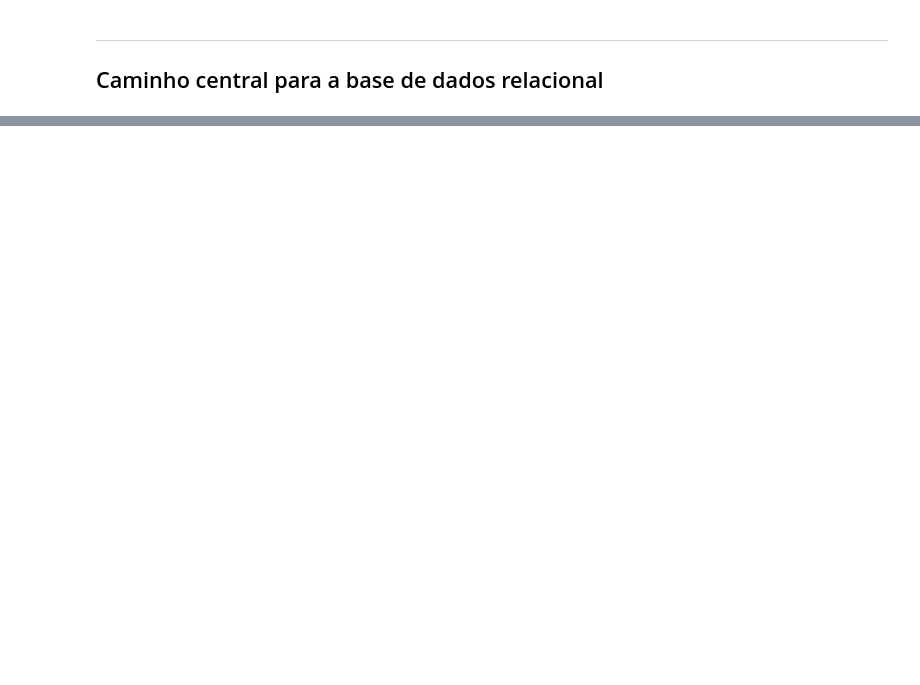
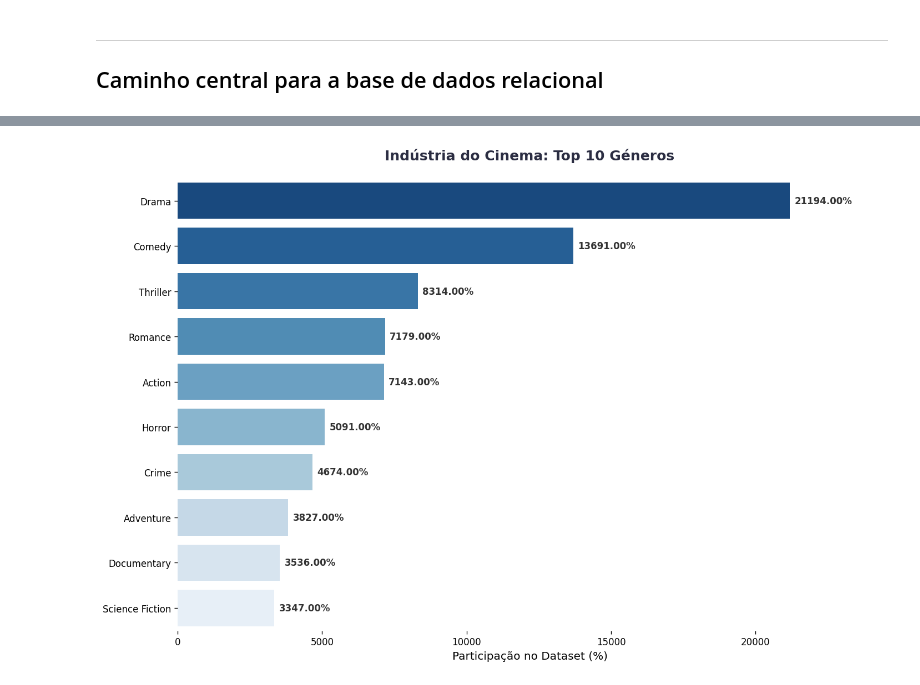
Before and after one commit to AleCecilio/entertainment_industry_performance_analysis, a Jupyter notebook: notebooks/02_data_analytics/17_analytics_genre_dynamics.ipynb, the cells around one changed output, grey strips where cells are left out. Cells and saved outputs as stored; diff of their text form; code cells hidden in the pictures; blank space fills up the shorter version.

```diff
--- a/notebooks/02_data_analytics/17_analytics_genre_dynamics.ipynb
+++ b/notebooks/02_data_analytics/17_analytics_genre_dynamics.ipynb
@@ -36,0 +108,11 @@ caminho_banco = '../../data/processed/unified_media_catalog.db'
+# %%
+graf.grafico_top_categorias(
+    df=df_dominio[df_dominio['media_type'] == 'Movie'],
+    nome_coluna='genres',
+    coluna_frequencia='volume_obras',
+    top_n=10,
+    titulo='Indústria do Cinema: Top 10 Géneros',
+    palette='Blues_r'
+)
+# %% [output]
+[figure, added]
```
Also changed, not shown: parts of 7 cells of this notebook, 4 other files.
